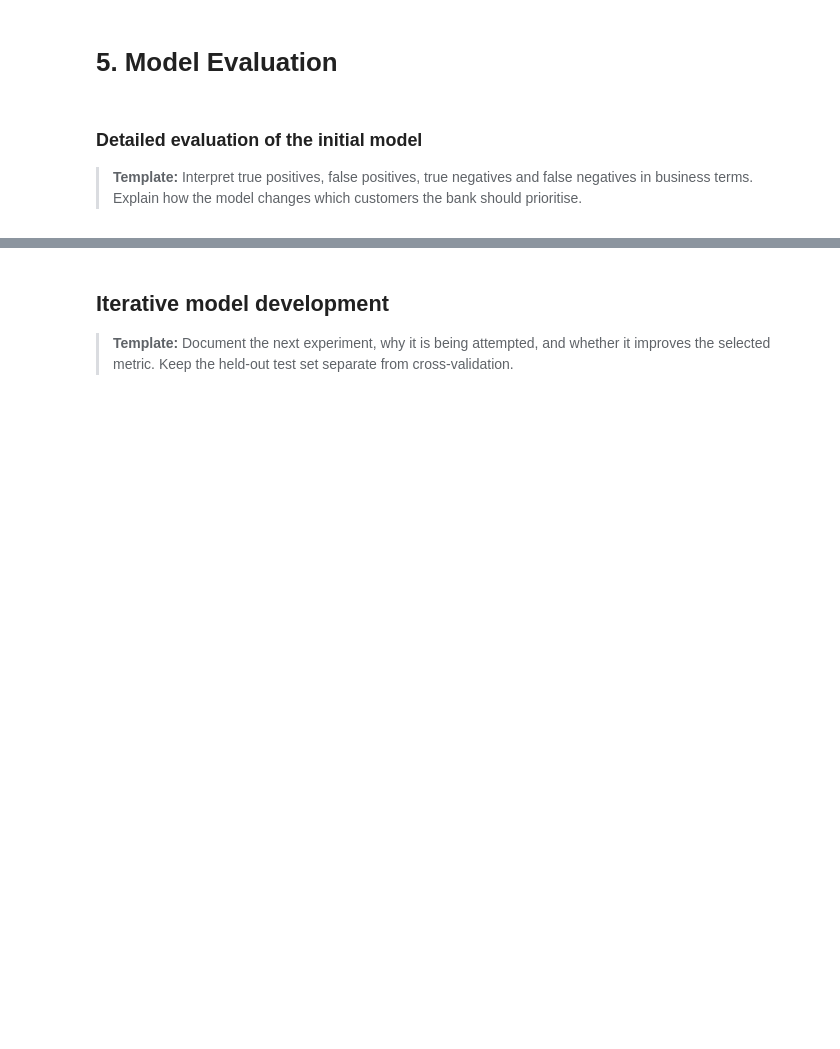
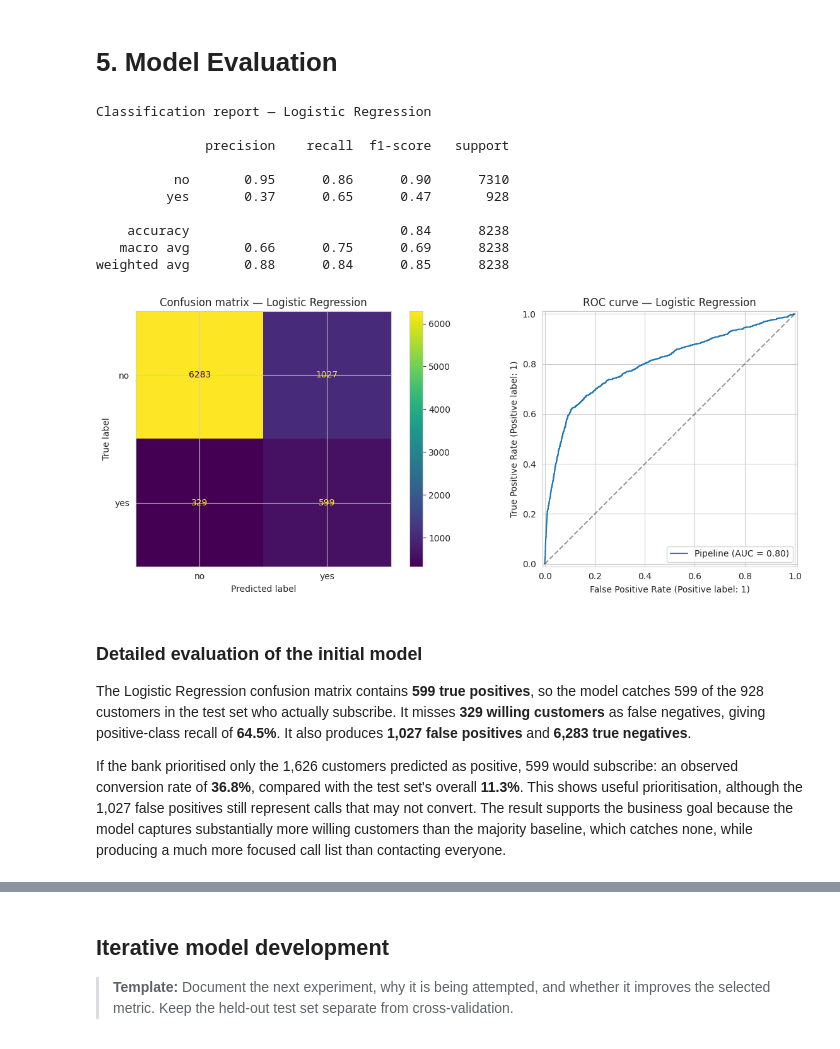
Before and after one commit to SethNeon/mldp-bank-marketing, a Jupyter notebook: MLDP_Bank_Marketing.ipynb.ipynb, the cells around one changed output, grey strips where cells are left out. Cells and saved outputs as stored; diff of their text form; code cells hidden in the pictures; blank space fills up the shorter version.

Commit message:
Train baseline and models; select Logistic Regression

```diff
--- a/MLDP_Bank_Marketing.ipynb.ipynb
+++ b/MLDP_Bank_Marketing.ipynb.ipynb
@@ -545,11 +610,46 @@ ColumnTransformer(transformers=[('num',
 # %% [markdown]
 # 5. Model Evaluation
 # %%
-## TODO: Evaluate the selected model with a classification report,
-## confusion matrix and ROC curve.
+## Detailed evaluation of the chosen model.
+CHOSEN = 'Logistic Regression'
+chosen_pipe = fitted[CHOSEN]
+pred = chosen_pipe.predict(X_test)
+
+print(f'Classification report — {CHOSEN}\n')
+print(classification_report(y_test, pred, target_names=['no', 'yes']))
+
+fig, axes = plt.subplots(1, 2, figsize=(13, 5))
+ConfusionMatrixDisplay.from_predictions(y_test, pred, display_labels=['no', 'yes'], ax=axes[0])
+axes[0].set_title(f'Confusion matrix — {CHOSEN}')
+RocCurveDisplay.from_estimator(chosen_pipe, X_test, y_test, ax=axes[1])
+axes[1].plot([0, 1], [0, 1], 'k--', alpha=0.4)
+axes[1].set_title(f'ROC curve — {CHOSEN}')
+plt.tight_layout(); plt.show()
+# %% [output]
+Classification report — Logistic Regression
+
+              precision    recall  f1-score   support
+
+          no       0.95      0.86      0.90      7310
+         yes       0.37      0.65      0.47       928
+
+    accuracy                           0.84      8238
+   macro avg       0.66      0.75      0.69      8238
+weighted avg       0.88      0.84      0.85      8238
+[figure, added]
 # %% [markdown]
+
 ### Detailed evaluation of the initial model
 
-> **Template:** Interpret true positives, false positives, true negatives and false negatives
-> in business terms. Explain how the model changes which customers the bank should prioritise.
+The Logistic Regression confusion matrix contains **599 true positives**, so the model catches
+599 of the 928 customers in the test set who actually subscribe. It misses **329 willing
+customers** as false negatives, giving positive-class recall of **64.5%**. It also produces
+**1,027 false positives** and **6,283 true negatives**.
+
+If the bank prioritised only the 1,626 customers predicted as positive, 599 would subscribe:
+an observed conversion rate of **36.8%**, compared with the test set's overall **11.3%**. This
+shows useful prioritisation, although the 1,027 false positives still represent calls that may
+not convert. The result supports the business goal because the model captures substantially more
+willing customers than the majority baseline, which catches none, while producing a much more
+focused call list than contacting everyone.
 # %%
```
Also changed, not shown: parts of 4 cells of this notebook.
